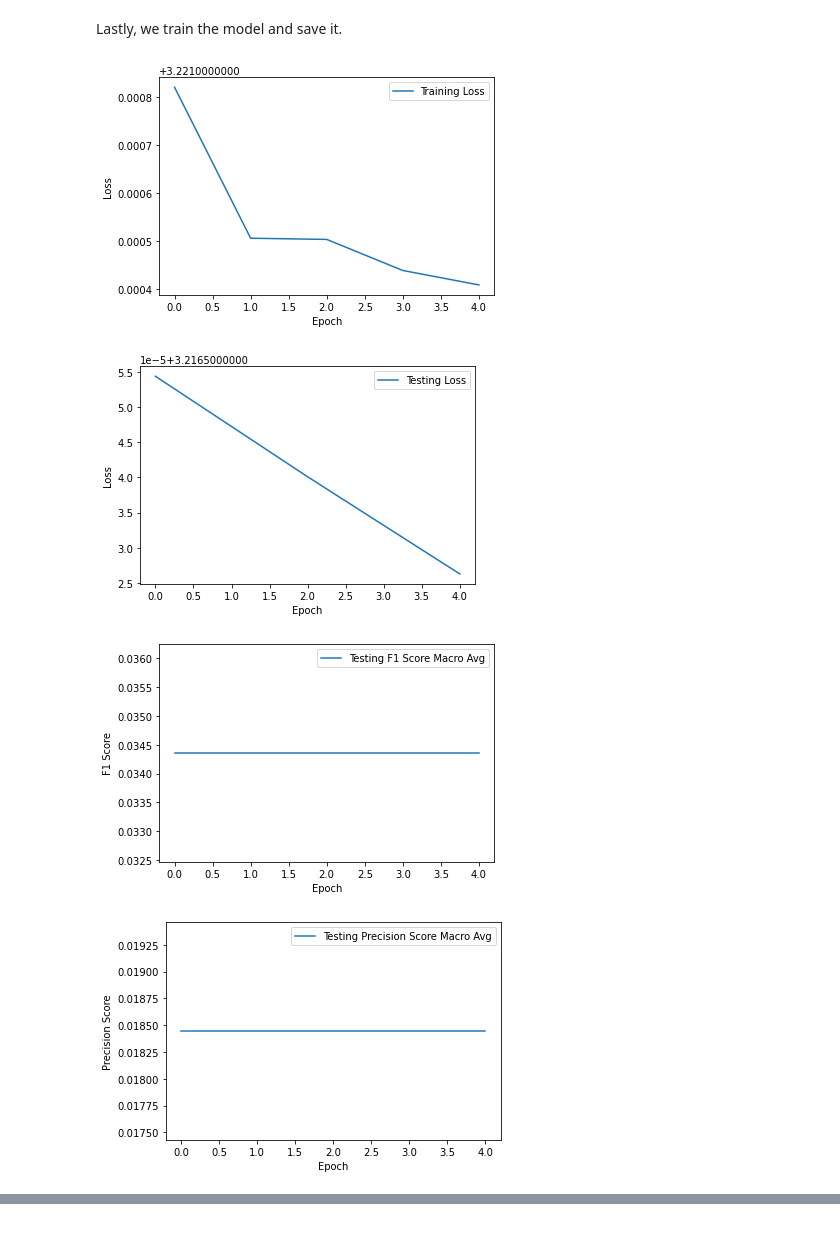
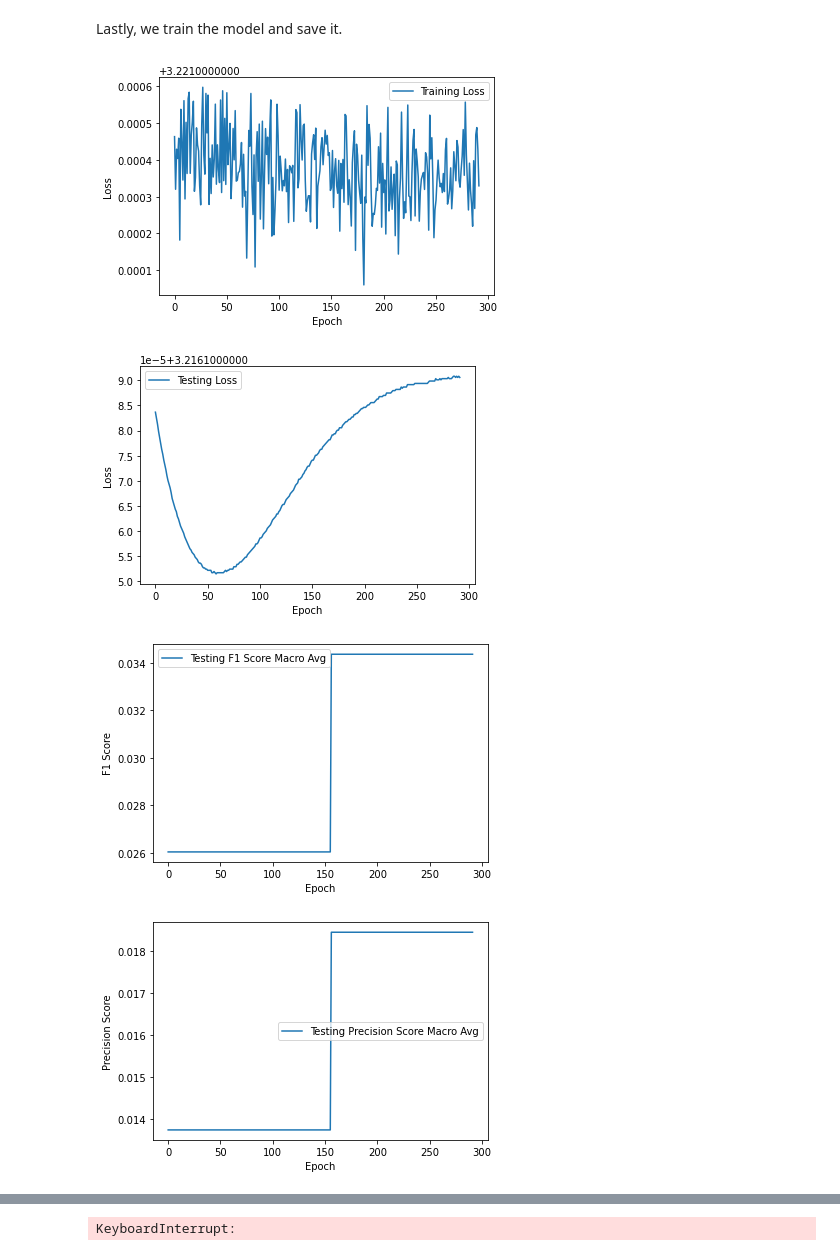
Before and after one commit to gullo97/earthquake_ml, a Jupyter notebook: notebook.ipynb, the cells around one changed output, grey strips where cells are left out. Saved outputs shown, nothing was run; the diff lists cells and outputs as text; code cells hidden in the pictures.

Commit message:
updated train log

```diff
--- a/notebook.ipynb
+++ b/notebook.ipynb
@@ -304,7 +304,7 @@ def train(model, train_dataloader, test_dataloader, loss_fn, optimizer, num_epoc
 # %% [markdown]
 In this cell we either define a new model or load a previously trained one.
 # %%
-model = FullyConnectedNN(input_len=len(dataset[0][0]), output_len=len(dataset[0][1]), hidden_dim=16, depth=10)
+model = FullyConnectedNN(input_len=len(dataset[0][0]), output_len=len(dataset[0][1]), hidden_dim=15, depth=8)
 
 # model = pickle.load(open('model.pkl', 'rb'))
 # %% [output]
@@ -312,9 +312,9 @@ Number of parameters: 3652
 # %% [markdown]
 Lastly, we train the model and save it.
 # %%
-train(model, train_loader, test_loader, BalancedBCELoss(), optim.Adam(model.parameters(), lr=0.0002), num_epochs=500, log_interval=1)
+train(model, train_loader, test_loader, BalancedBCELoss(), optim.Adam(model.parameters(), lr=0.0001), num_epochs=500, log_interval=1)
 # %% [output]
-[figure, old version]
+[figure, new version]
-[figure, old version]
+[figure, new version]
-[figure, old version]
+[figure, new version]
-[figure, old version]
+[figure, new version]
@@ -332,6 +332,7 @@ Test Score:
     accuracy                           0.07      9718
    macro avg       0.02      0.25      0.03      9718
 weighted avg       0.01      0.07      0.01      9718
+KeyboardInterrupt:
 # %%
 
 # save model
```
Also changed, not shown: parts of 2 cells of this notebook.
